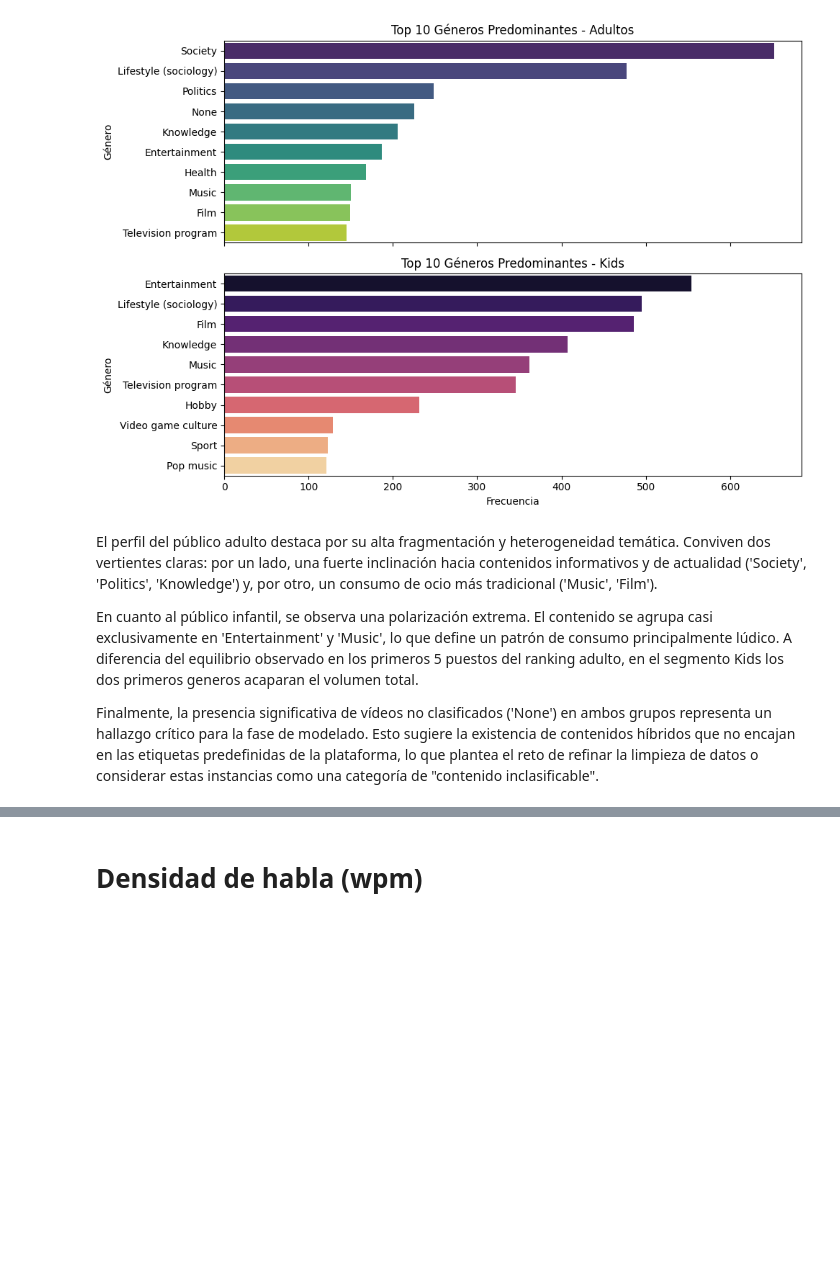
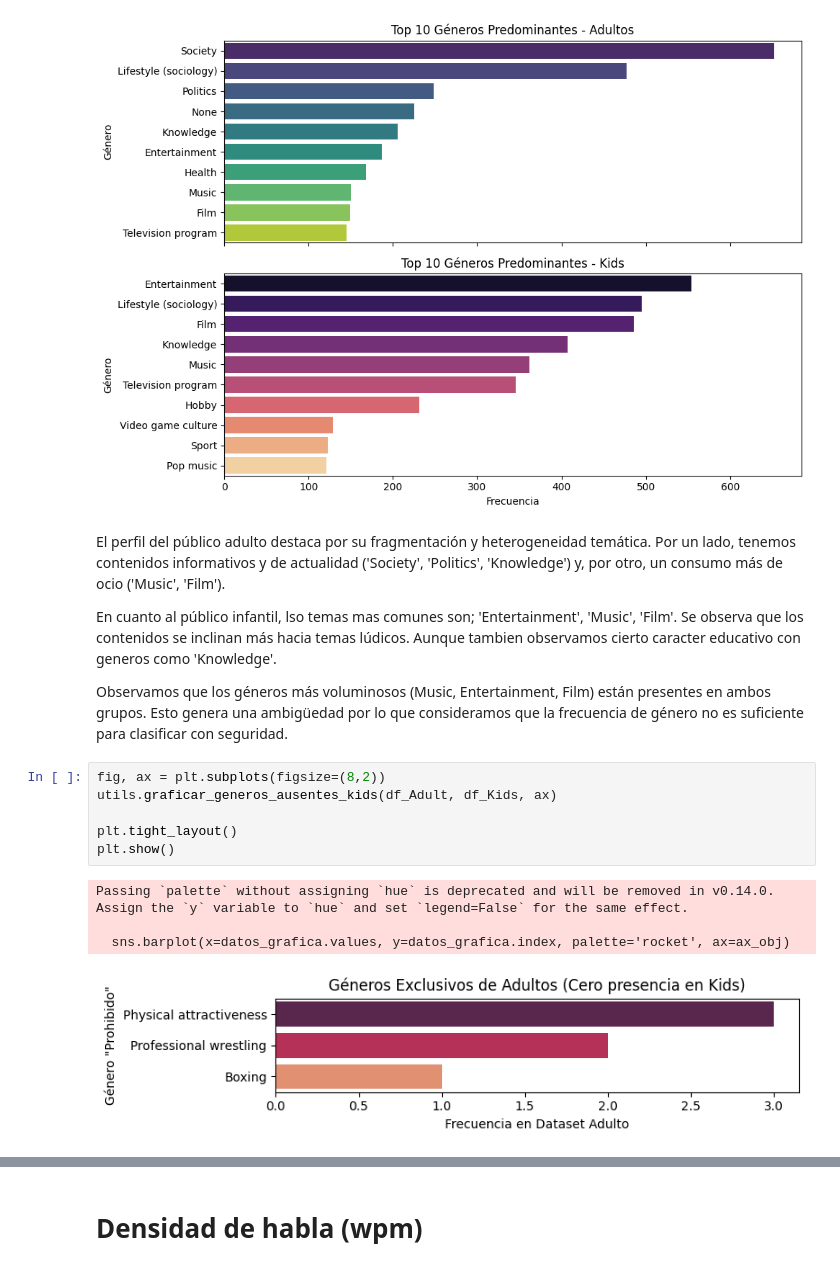
Before and after one commit to UCM-GIDIA-PD1/c2526-R1, a Jupyter notebook: src/analisis_kids.ipynb, the cells around one changed output, grey strips where cells are left out. Saved outputs shown, nothing was run; the diff lists cells and outputs as text; blank space fills up the shorter version.

Commit message:
Aniado una funcion de otra grafica en kids

```diff
--- a/src/analisis_kids.ipynb
+++ b/src/analisis_kids.ipynb
@@ -194,8 +194,19 @@ Passing `palette` without assigning `hue` is deprecated and will be removed in v
   sns.barplot(x=top_generos.values, y=top_generos.index, palette=paleta, ax=ax_obj)
 [figure]
 # %% [markdown]
-El perfil del público adulto destaca por su alta fragmentación y heterogeneidad temática. Conviven dos vertientes claras: por un lado, una fuerte inclinación hacia contenidos informativos y de actualidad ('Society', 'Politics', 'Knowledge') y, por otro, un consumo de ocio más tradicional ('Music', 'Film').
+El perfil del público adulto destaca por su fragmentación y heterogeneidad temática. Por un lado, tenemos contenidos informativos y de actualidad ('Society', 'Politics', 'Knowledge') y, por otro, un consumo más de ocio ('Music', 'Film').
 
-En cuanto al público infantil, se observa una polarización extrema. El contenido se agrupa casi exclusivamente en 'Entertainment' y 'Music', lo que define un patrón de consumo principalmente lúdico. A diferencia del equilibrio observado en los primeros 5 puestos del ranking adulto, en el segmento Kids los dos primeros generos acaparan el volumen total.
+En cuanto al público infantil, lso temas mas comunes son; 'Entertainment', 'Music', 'Film'. Se observa que los contenidos se inclinan más hacia temas lúdicos. Aunque tambien observamos cierto caracter educativo con generos como 'Knowledge'.
 
-Finalmente, la presencia significativa de vídeos no clasificados ('None') en ambos grupos representa un hallazgo crítico para la fase de modelado. Esto sugiere la existencia de contenidos híbridos que no encajan en las etiquetas predefinidas de la plataforma, lo que plantea el reto de refinar la limpieza de datos o considerar estas instancias como una categoría de "contenido inclasificable".
+Observamos que los géneros más voluminosos (Music, Entertainment, Film) están presentes en ambos grupos. Esto genera una ambigüedad por lo que consideramos que la frecuencia de género no es suficiente para clasificar con seguridad.
+# %%
+fig, ax = plt.subplots(figsize=(8,2))
+utils.graficar_generos_ausentes_kids(df_Adult, df_Kids, ax)
+
+plt.tight_layout()
+plt.show()
+# %% [output]
+Passing `palette` without assigning `hue` is deprecated and will be removed in v0.14.0. Assign the `y` variable to `hue` and set `legend=False` for the same effect.
+
+  sns.barplot(x=datos_grafica.values, y=datos_grafica.index, palette='rocket', ax=ax_obj)
+[figure, added]
```
Also changed, not shown: parts of 2 cells of this notebook, 1 other file.
